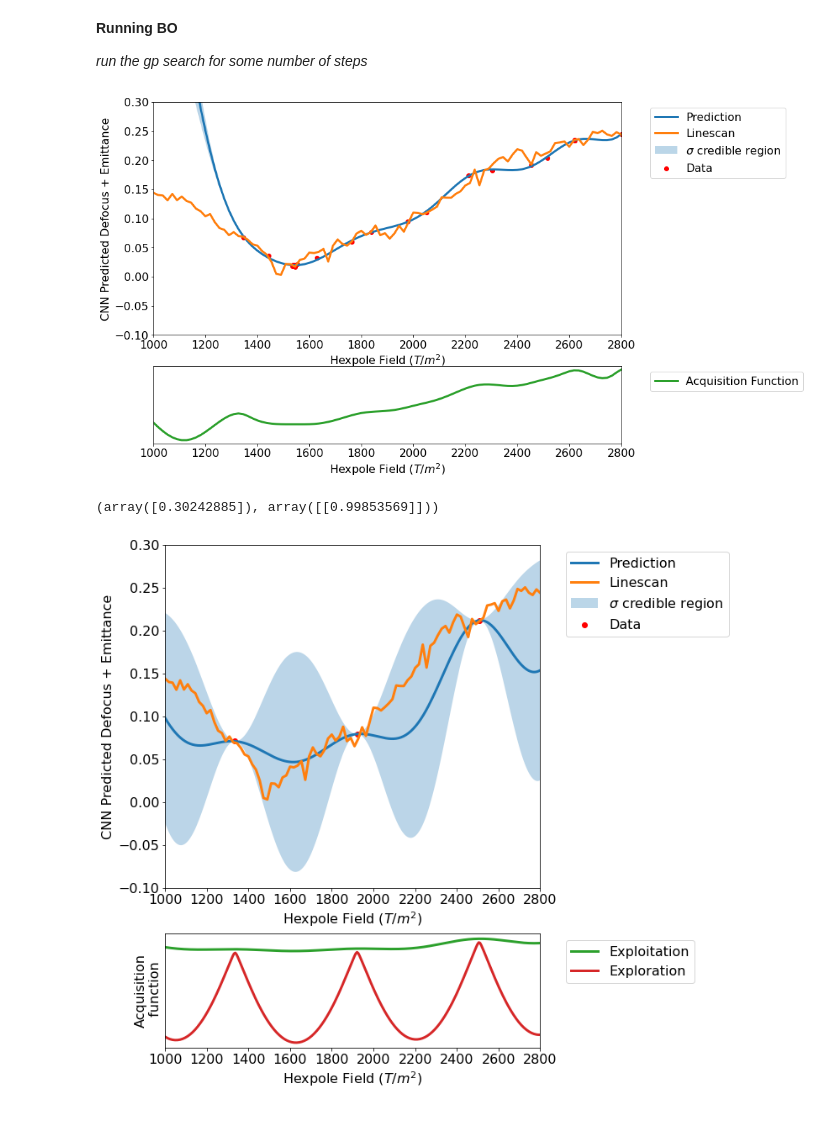
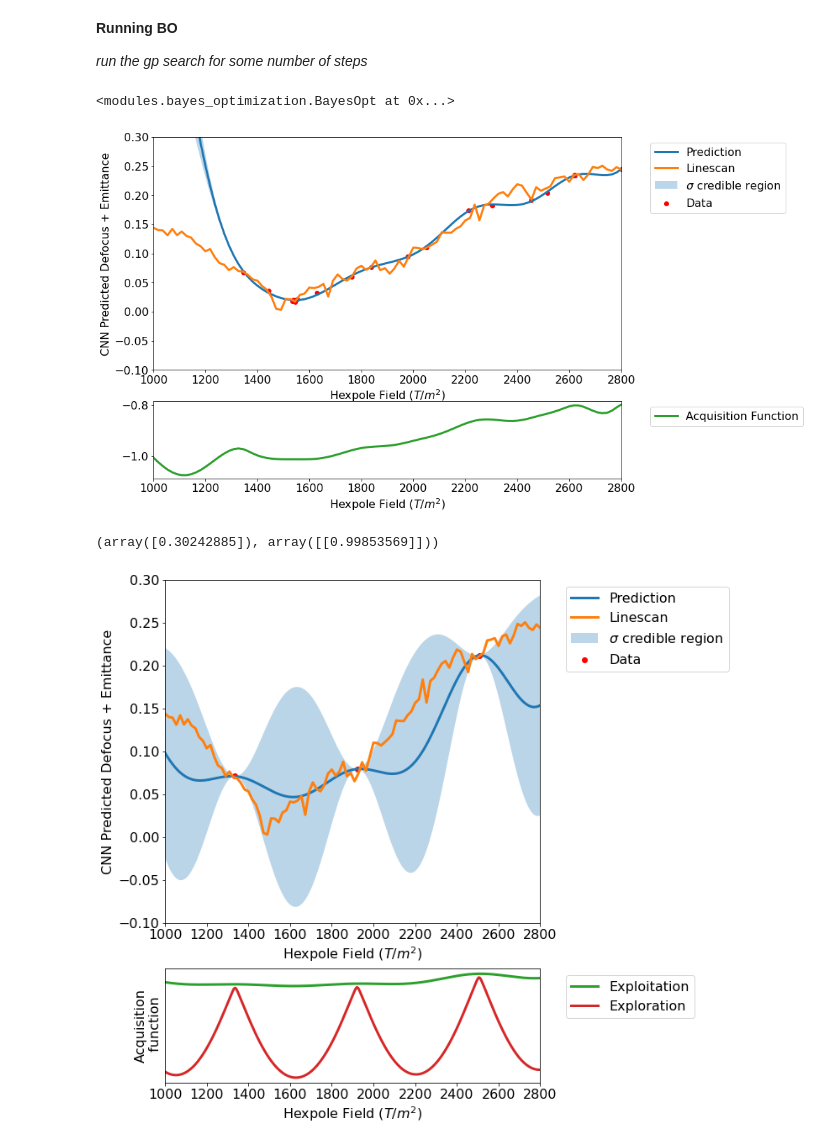
Before and after one commit to CY-Zhang/Bayesian-optimization-using-Gaussian-Process, a Jupyter notebook: GPT_test1_single_hexpole.ipynb, the cells around one changed output. Drawn from its saved outputs; the diff is of its cells as text; code cells hidden in the pictures.

```diff
--- a/GPT_test1_single_hexpole.ipynb
+++ b/GPT_test1_single_hexpole.ipynb
@@ -93,6 +92,10 @@ y_init [[0.78091659]]
 # %%
 Obj_state_s=[]
 Obj_state_s.append(mi.getState()[1][0])
+# %%
+opt
+# %% [output]
+<modules.bayes_optimization.BayesOpt at 0x...>
 # %%
 # Test over single starting point
 Niter = 25
@@ -133,35 +136,35 @@ for i in range(Niter):
     p3 = a0.scatter(Status_array[1:i+1, 0] * 1800 + 1000, 1.015-Status_array[1:i+1, 1],c='r', label = 'Data')
 
     a0.set_xlabel('Hexpole Field ($T/m^2$)',fontsize = 16)
     a0.set_ylabel('CNN Predicted Defocus + Emittance', fontsize = 16)
     a0.tick_params(axis='x', labelsize=16)
     a0.tick_params(axis='y', labelsize=16)
     a0.legend(fontsize = 16, loc = 'upper left', bbox_to_anchor = [1.05, 1])
     a0.set_ylim([-0.1, 0.30])
     a0.set_xlim([1000, 2800])
 
 #     a1.scatter(x[np.argmin(y)] * 1800 + 1000, np.amin(y), s = 100, marker = "*",c='r')
     a1.plot(x * 1800 + 1000, y, linewidth = 3, label = 'Acquisition Function', c = 'C2')
     a1.tick_params(axis='x', labelsize=16)
     a1.set_xlabel('Hexpole Field ($T/m^2$)',fontsize = 16)
-    a1.set_yticks([])
+#     a1.set_yticks([])
     a1.tick_params(axis='y', labelsize=16)
     a1.legend(fontsize = 16, bbox_to_anchor = [1.05, 1])
     a1.set_xlim([1000, 2800])
 
 #     ax2 = fig.add_axes([0.7, 0.35, 0.3, 0.4])
 #     temp = np.load('ronchigram.npy')
 #     ax2.imshow(temp, cmap = 'gray')
 #     ax2.set_xticks([])
 #     ax2.set_yticks([])
 
     plt.show()
     fig.tight_layout()
 #     fig.savefig(pngfile, bbox_inches='tight',facecolor='w')
 
 print(opt.best_seen())
 # %% [output]
-[figure, old version]
+[figure, new version]
 (array([0.30242885]), array([[0.99853569]]))
 # %%
 fig, a0 = plt.subplots(1, 1, figsize = [10,6])
```
Also changed, not shown: parts of 1 cell of this notebook, 16 other files.
